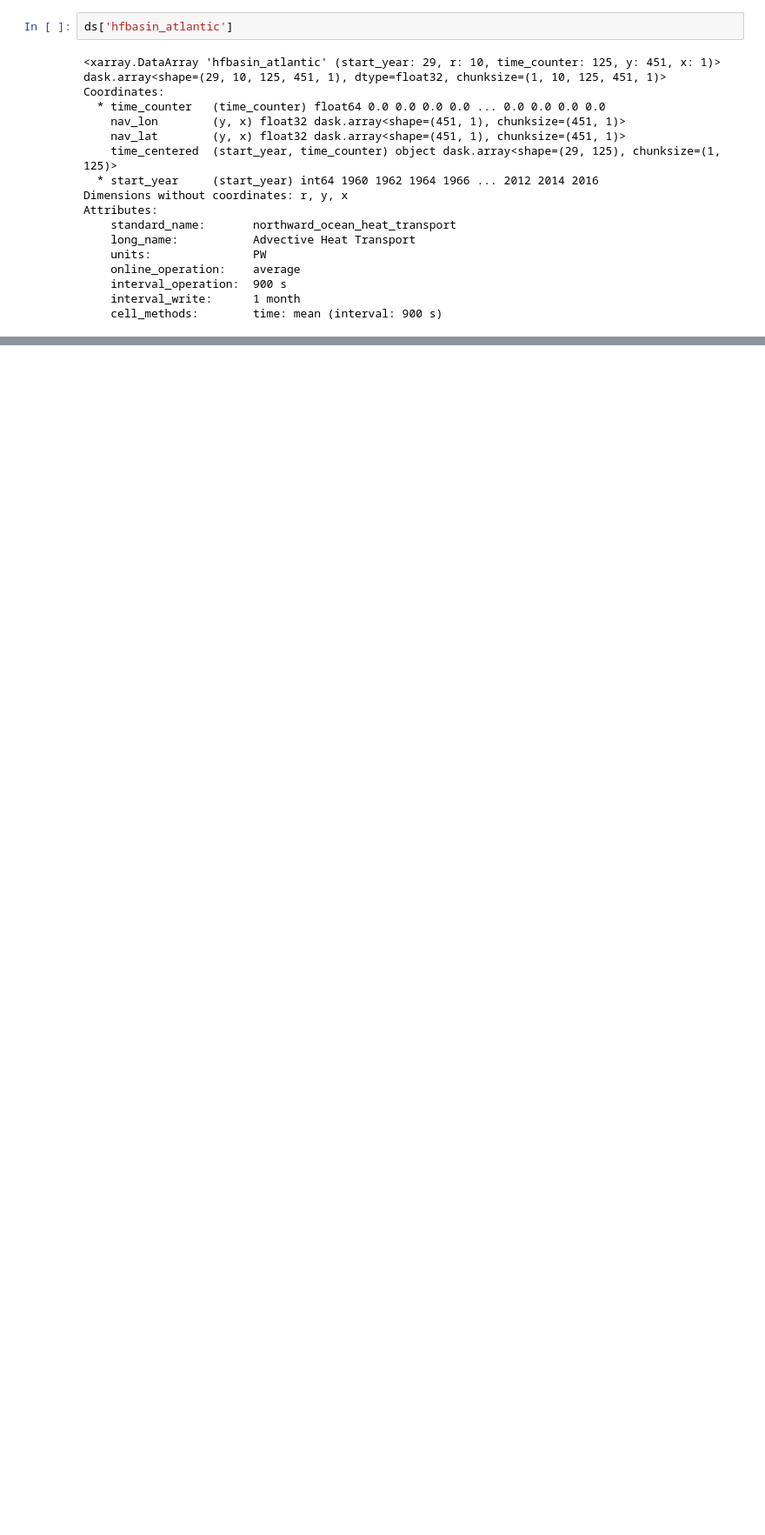
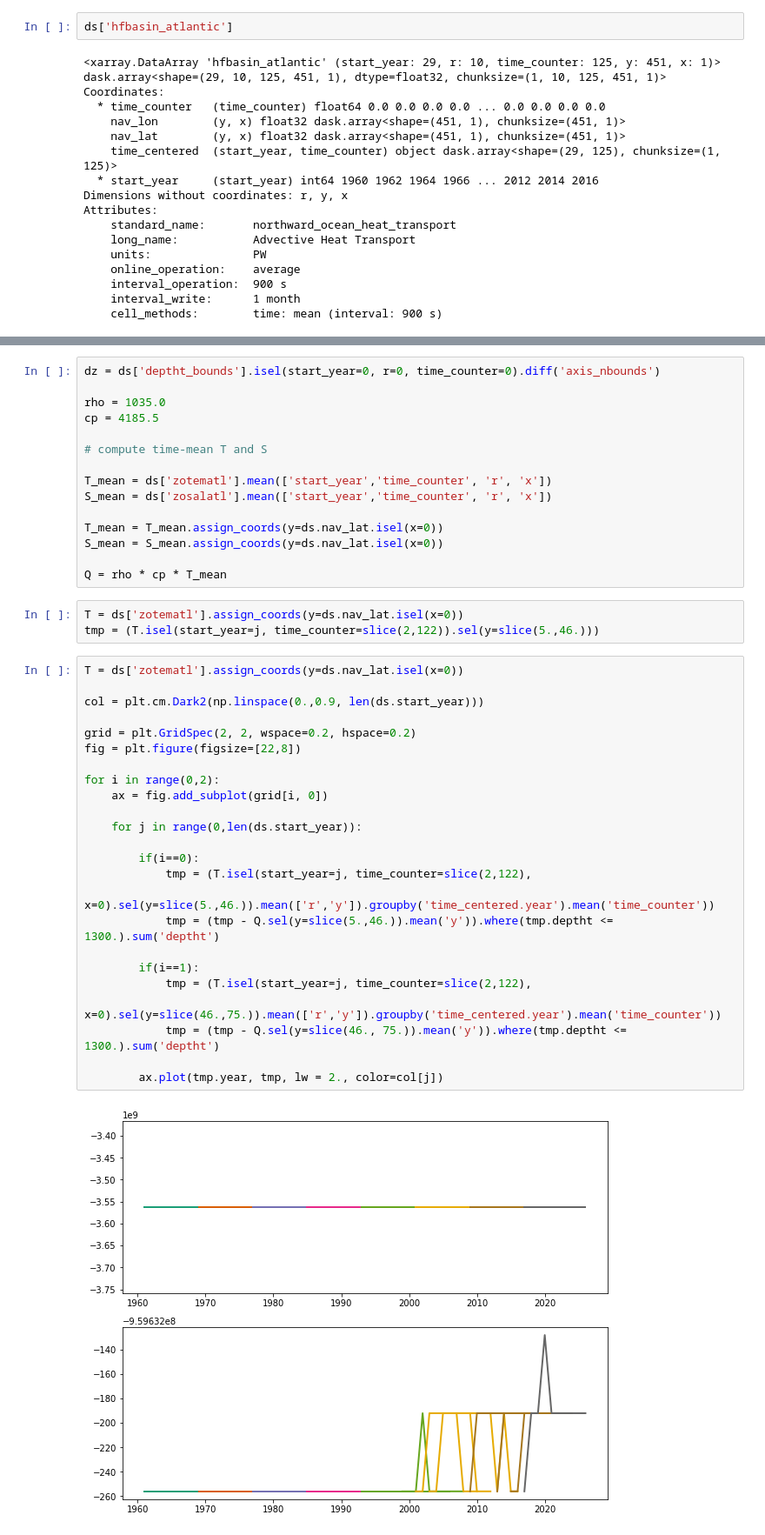
Before and after one commit to hmkhatri/AMOC_Variability_DePreSys_MET, a Jupyter notebook: Notebooks/03_Simulations_Together.ipynb, the cells around one changed output, grey strips where cells are left out. Shown at 87% size. Cells and saved outputs as stored; diff of their text form; blank space fills up the shorter version.

```diff
--- a/Notebooks/03_Simulations_Together.ipynb
+++ b/Notebooks/03_Simulations_Together.ipynb
@@ -180,0 +180,44 @@ Attributes:
+# %%
+dz = ds['deptht_bounds'].isel(start_year=0, r=0, time_counter=0).diff('axis_nbounds')
+
+rho = 1035.0
+cp = 4185.5
+
+# compute time-mean T and S
+
+T_mean = ds['zotematl'].mean(['start_year','time_counter', 'r', 'x'])
+S_mean = ds['zosalatl'].mean(['start_year','time_counter', 'r', 'x'])
+
+T_mean = T_mean.assign_coords(y=ds.nav_lat.isel(x=0))
+S_mean = S_mean.assign_coords(y=ds.nav_lat.isel(x=0))
+
+Q = rho * cp * T_mean
+# %%
+T = ds['zotematl'].assign_coords(y=ds.nav_lat.isel(x=0))
+tmp = (T.isel(start_year=j, time_counter=slice(2,122)).sel(y=slice(5.,46.)))
+# %%
+T = ds['zotematl'].assign_coords(y=ds.nav_lat.isel(x=0))
+
+col = plt.cm.Dark2(np.linspace(0.,0.9, len(ds.start_year)))
+
+grid = plt.GridSpec(2, 2, wspace=0.2, hspace=0.2)
+fig = plt.figure(figsize=[22,8])
+
+for i in range(0,2):
+    ax = fig.add_subplot(grid[i, 0])
+
+    for j in range(0,len(ds.start_year)):
+
+        if(i==0):
+            tmp = (T.isel(start_year=j, time_counter=slice(2,122),
+                          x=0).sel(y=slice(5.,46.)).mean(['r','y']).groupby('time_centered.year').mean('time_counter'))
+            tmp = (tmp - Q.sel(y=slice(5.,46.)).mean('y')).where(tmp.deptht <= 1300.).sum('deptht')
+
+        if(i==1):
+            tmp = (T.isel(start_year=j, time_counter=slice(2,122),
+                          x=0).sel(y=slice(46.,75.)).mean(['r','y']).groupby('time_centered.year').mean('time_counter'))
+            tmp = (tmp - Q.sel(y=slice(46., 75.)).mean('y')).where(tmp.deptht <= 1300.).sum('deptht')
+
+        ax.plot(tmp.year, tmp, lw = 2., color=col[j])
+# %% [output]
+[figure, added]
```
Also changed, not shown: parts of 12 cells of this notebook, 1 other file.
